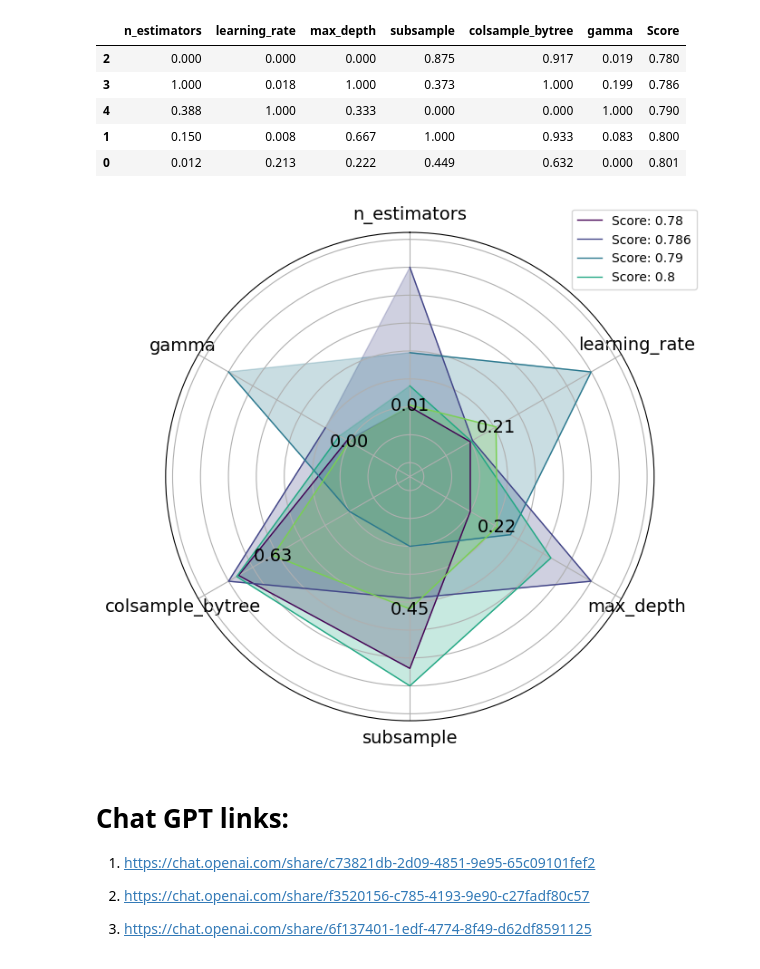
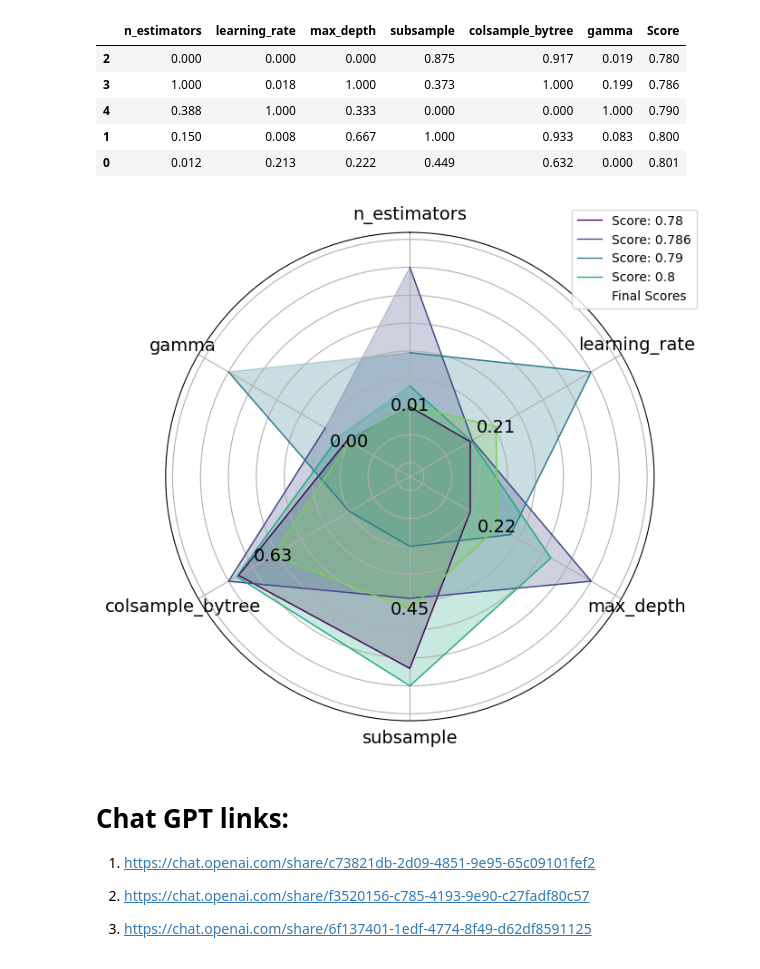
Before and after one commit to SanTanBan/WiDS-AcWomen, a Jupyter notebook: WiDS_Radar_Paper_XGBM.ipynb, the cells around one changed output. Cells and saved outputs as stored; diff of their text form; code cells hidden in the pictures.

```diff
--- a/WiDS_Radar_Paper_XGBM.ipynb
+++ b/WiDS_Radar_Paper_XGBM.ipynb
@@ -192,34 +192,41 @@ for i, (version, score) in enumerate(zip(versions, scores)):
     if version == best_score_row.drop('Score').to_dict():
         ax.plot(angles, values, linewidth=1, linestyle='solid', label=f"Score: {best_score}", color=color)
         ax.fill(angles, values, alpha=0.25, color=color)
 
         # Add radar values as text labels for the best radar graph
         for angle, value in zip(angles, values):
             ax.text(angle, value, f'{value:.2f}', color='black', fontsize=14, ha='center', va='center')
     else:
         line, = ax.plot(angles, values, linewidth=1, linestyle='solid', color=color)
         ax.fill(angles, values, alpha=0.25, color=color)
         legend_handles.append(line)
         legend_labels.append(f"Score: {score}")
 
+
+
+legend_labels.append(f"Final Scores")
+line, = ax.plot(angles, values, linewidth=0, linestyle='solid', color="white")
+legend_handles.append(line)
+
+
 ax.set_yticklabels([])
 
 # Set custom positions for the x-axis tick marks
 custom_positions = np.linspace(0, 2 * np.pi, len(labels), endpoint=False).tolist()
 # custom_positions[10] -= 0.066  # Shift the tick mark positions
 # custom_positions[11] += 0.066  # Shift the tick mark positions
 ax.set_xticks(custom_positions)
 ax.set_xticklabels(labels, fontsize=14)
 
 # Set axis limits to slightly lower and higher values
 ax.set_ylim(-0.5, 1.25)
 
 # Add legend with all scores
 ax.legend(legend_handles, legend_labels, loc='upper right', bbox_to_anchor=(1.1, 1.06))
 
 plt.show()
 # %% [output]
-[figure, old version]
+[figure, new version]
 # %% [markdown]
 # Chat GPT links:
 
```
Also changed, not shown: 3 other files.
